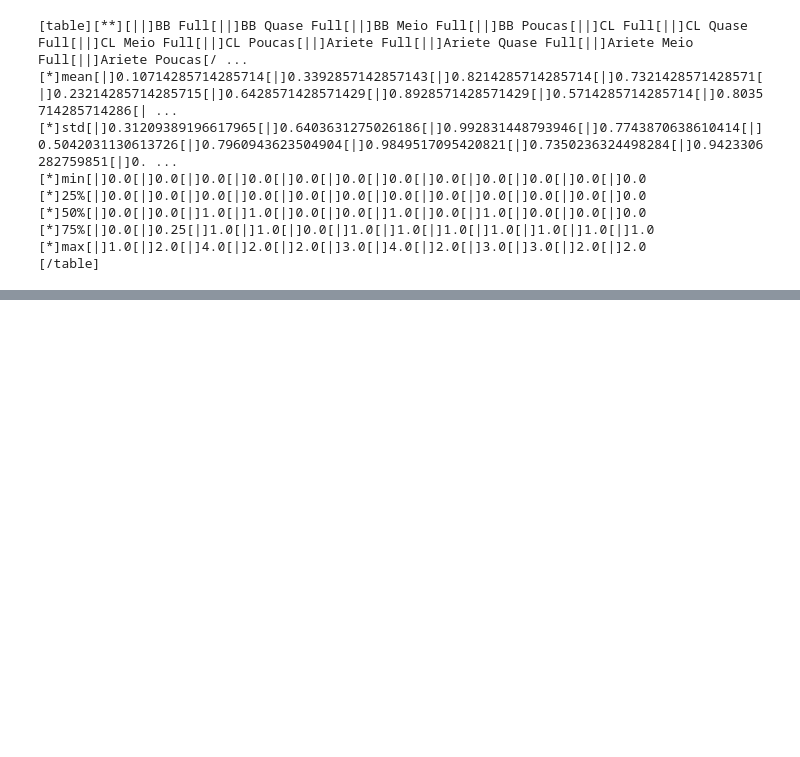
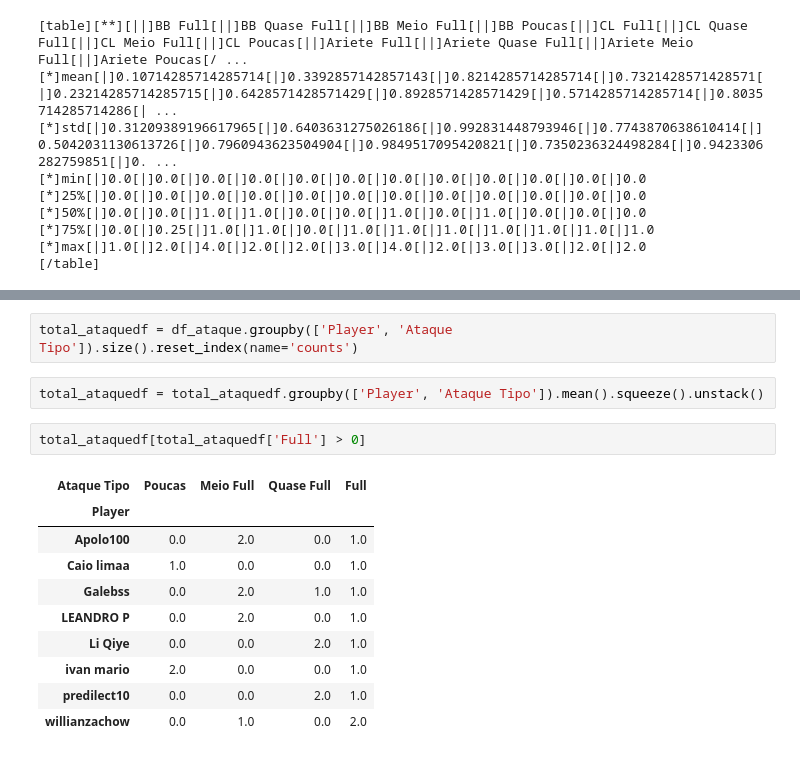
Before and after one commit to rencesar/TWData, a Jupyter notebook: Untitled.ipynb, the cells around one changed output, grey strips where cells are left out. Cells and saved outputs as stored; diff of their text form; blank space fills up the shorter version.

```diff
--- a/Untitled.ipynb
+++ b/Untitled.ipynb
@@ -308,0 +299,17 @@ print(text_to_forum)
+# %%
+total_ataquedf = df_ataque.groupby(['Player', 'Ataque Tipo']).size().reset_index(name='counts')
+# %%
+total_ataquedf = total_ataquedf.groupby(['Player', 'Ataque Tipo']).mean().squeeze().unstack()
+# %%
+total_ataquedf[total_ataquedf['Full'] > 0]
+# %% [output]
+| Ataque Tipo | Poucas | Meio Full | Quase Full | Full |
+| Player |  |  |  |  |
+| Apolo100 | 0.0 | 2.0 | 0.0 | 1.0 |
+| Caio limaa | 1.0 | 0.0 | 0.0 | 1.0 |
+| Galebss | 0.0 | 2.0 | 1.0 | 1.0 |
+| LEANDRO P | 0.0 | 2.0 | 0.0 | 1.0 |
+| Li Qiye | 0.0 | 0.0 | 2.0 | 1.0 |
+| ivan mario | 2.0 | 0.0 | 0.0 | 1.0 |
+| predilect10 | 0.0 | 0.0 | 2.0 | 1.0 |
+| willianzachow | 0.0 | 1.0 | 0.0 | 2.0 |
```
Also changed, not shown: parts of 15 cells of this notebook, 2 other files.
